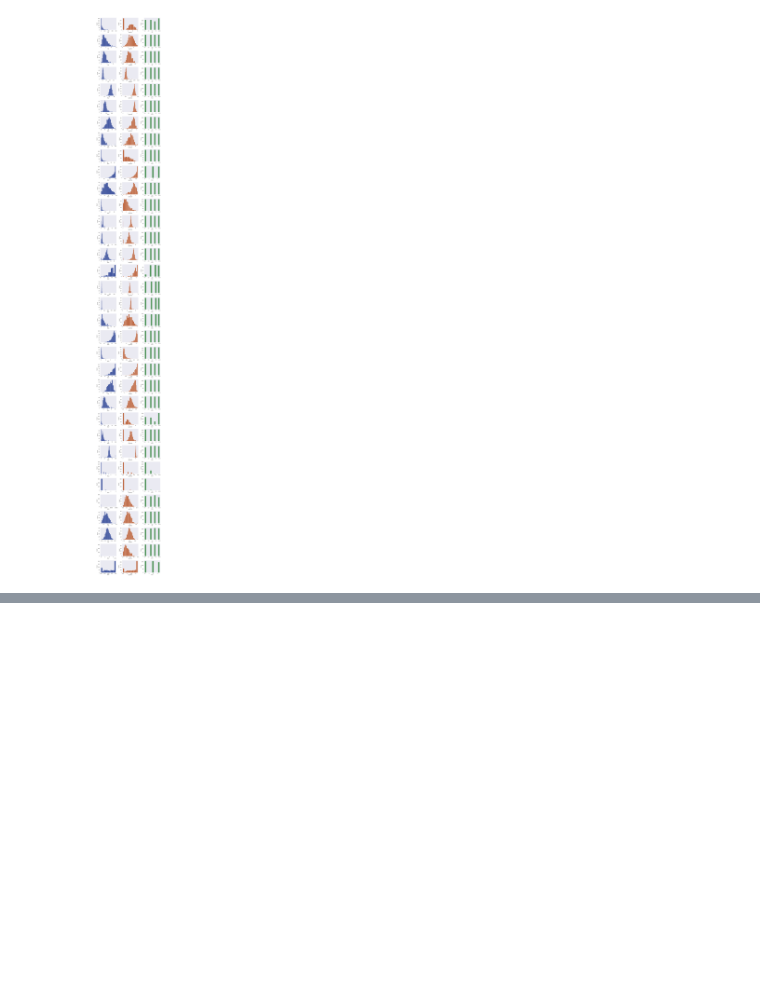
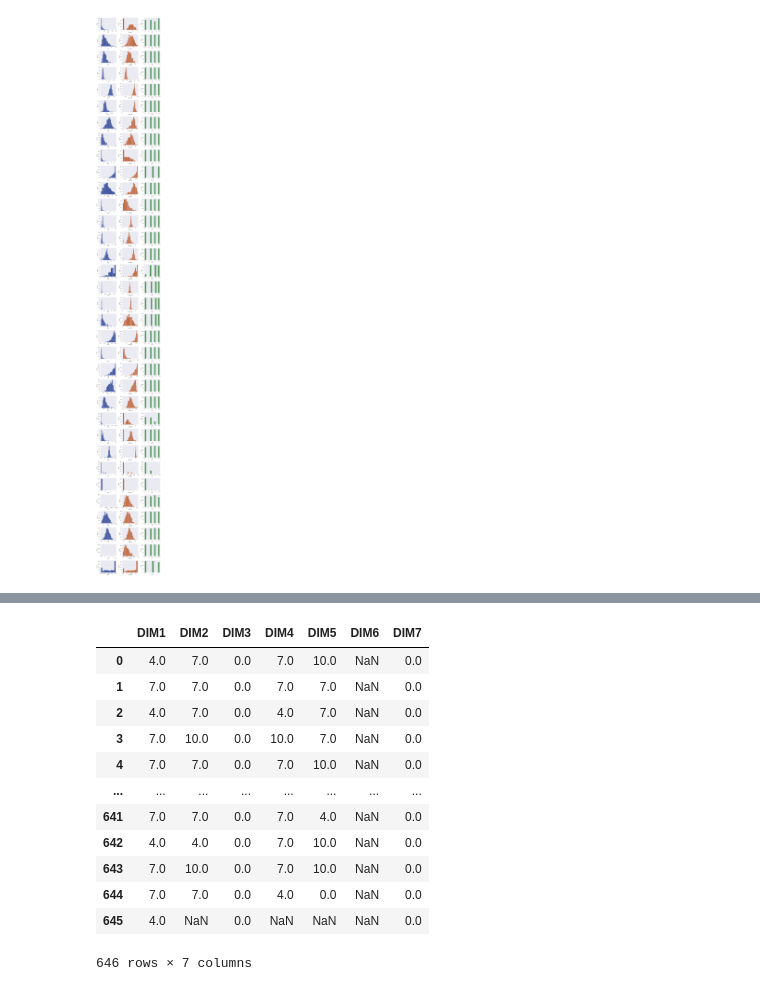
Before and after one commit to ricardormotta/food_and_nutrition_security_analysis, a Jupyter notebook: Untitled.ipynb, the cells around one changed output, grey strips where cells are left out. Saved outputs shown, nothing was run; the diff lists cells and outputs as text; code cells hidden in the pictures; blank space fills up the shorter version.

```diff
--- a/Untitled.ipynb
+++ b/Untitled.ipynb
@@ -435,0 +520,36 @@ indicadores = {
+# %%
+dimensoes = {
+    'DIM1': ['S1', 'S2', 'S3'],
+    'DIM2': ['S4', 'S5'],
+    'DIM3': ['S6', 'S7'],
+    'DIM4': ['S8'],
+    'DIM5': ['S9'],
+    'DIM6': ['S10'],
+    'DIM7': ['S11'],
+}
+# %%
+notas = [0, 2.5, 5, 7.5, 10]
+notas_dimensoes = [0, 4, 7, 10]
+for k,v in dimensoes.items():
+    df.loc[:,k] = df[v].mean(axis=1)
+    for i in range(len(notas)-1):
+        df.loc[
+            (df[k]>=notas[i]) & (df[k]<notas[i+1]),
+            k
+        ] = notas_dimensoes[i]
+# %%
+df[dimensoes.keys()]
+# %% [output]
+|  | DIM1 | DIM2 | DIM3 | DIM4 | DIM5 | DIM6 | DIM7 |
+| 0 | 4.0 | 7.0 | 0.0 | 7.0 | 10.0 | NaN | 0.0 |
+| 1 | 7.0 | 7.0 | 0.0 | 7.0 | 7.0 | NaN | 0.0 |
+| 2 | 4.0 | 7.0 | 0.0 | 4.0 | 7.0 | NaN | 0.0 |
+| 3 | 7.0 | 10.0 | 0.0 | 10.0 | 7.0 | NaN | 0.0 |
+| 4 | 7.0 | 7.0 | 0.0 | 7.0 | 10.0 | NaN | 0.0 |
+| ... | ... | ... | ... | ... | ... | ... | ... |
+| 641 | 7.0 | 7.0 | 0.0 | 7.0 | 4.0 | NaN | 0.0 |
+| 642 | 4.0 | 4.0 | 0.0 | 7.0 | 10.0 | NaN | 0.0 |
+| 643 | 7.0 | 10.0 | 0.0 | 7.0 | 10.0 | NaN | 0.0 |
+| 644 | 7.0 | 7.0 | 0.0 | 4.0 | 0.0 | NaN | 0.0 |
+| 645 | 4.0 | NaN | 0.0 | NaN | NaN | NaN | 0.0 |
+646 rows × 7 columns
```
Also changed, not shown: parts of 6 cells of this notebook.
